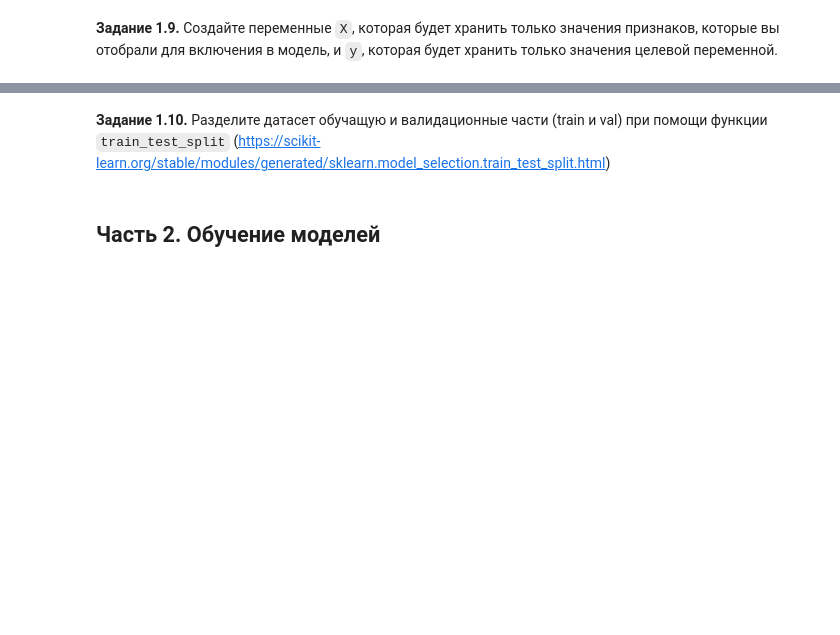
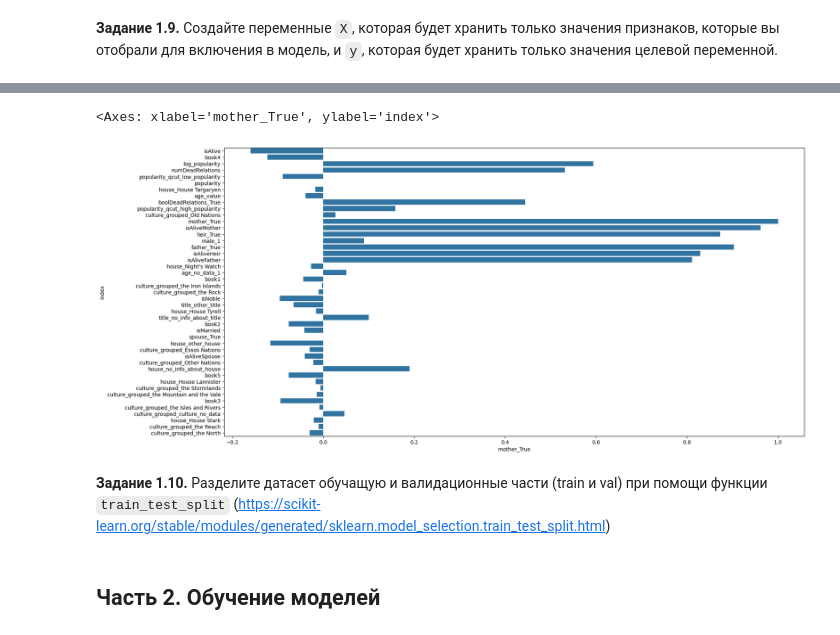
Before and after one commit to nikitakv1-gif/DLS_first_semestr, a Jupyter notebook: week_01_ml_intro/Homework/hw_1_game_of_thrones.ipynb, the cells around one changed output, grey strips where cells are left out. Saved outputs shown, nothing was run; the diff lists cells and outputs as text; code cells hidden in the pictures; blank space fills up the shorter version.

```diff
--- a/week_01_ml_intro/Homework/hw_1_game_of_thrones.ipynb
+++ b/week_01_ml_intro/Homework/hw_1_game_of_thrones.ipynb
@@ -539,0 +623,3 @@ y = # ...
+# %%
+#Дополнительно убираем ряд признаков, которые полностью дублируют существующие
+data = data.drop(columns = ['spouse_True', 'popularity'])
@@ -539,0 +657,9 @@ y = # ...
+# %%
+#Выведем график корреляций для изучаемой переменной
+height = 20
+width = 10
+fig, ax = plt.subplots(figsize=(height,width))
+sns.barplot(data = data.corr().loc['mother_True', :].reset_index(), x = 'mother_True', y = 'index', order = order, ax = ax)
+# %% [output]
+<Axes: xlabel='mother_True', ylabel='index'>
+[figure, added]
```
Also changed, not shown: parts of 31 cells of this notebook.
